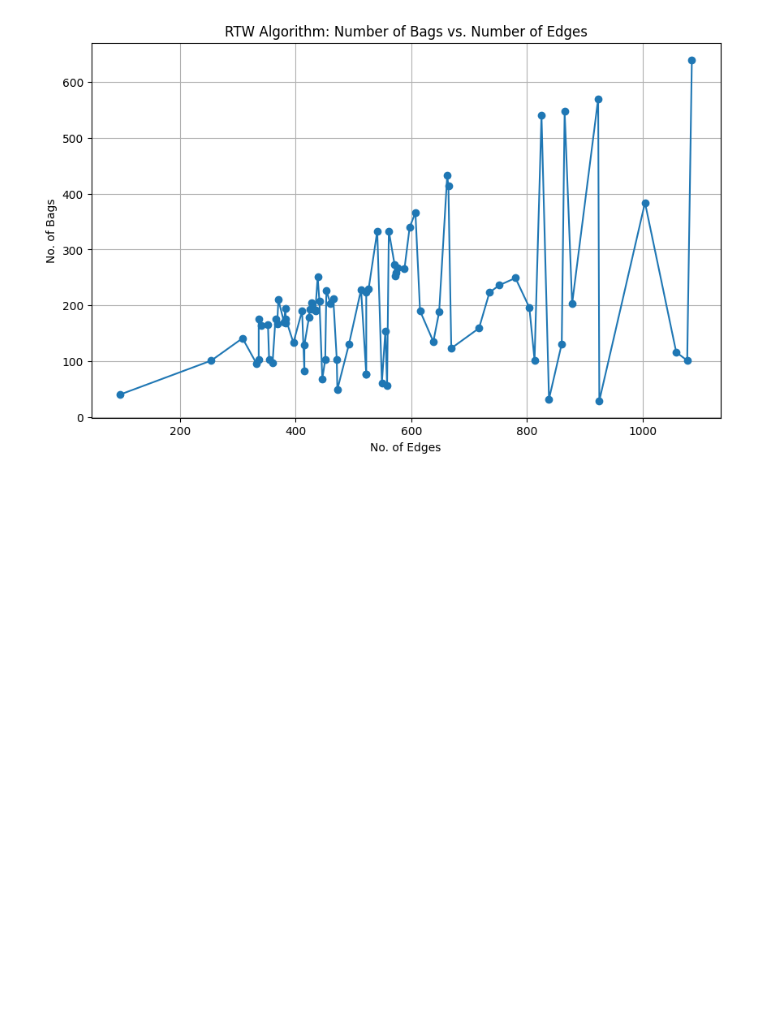
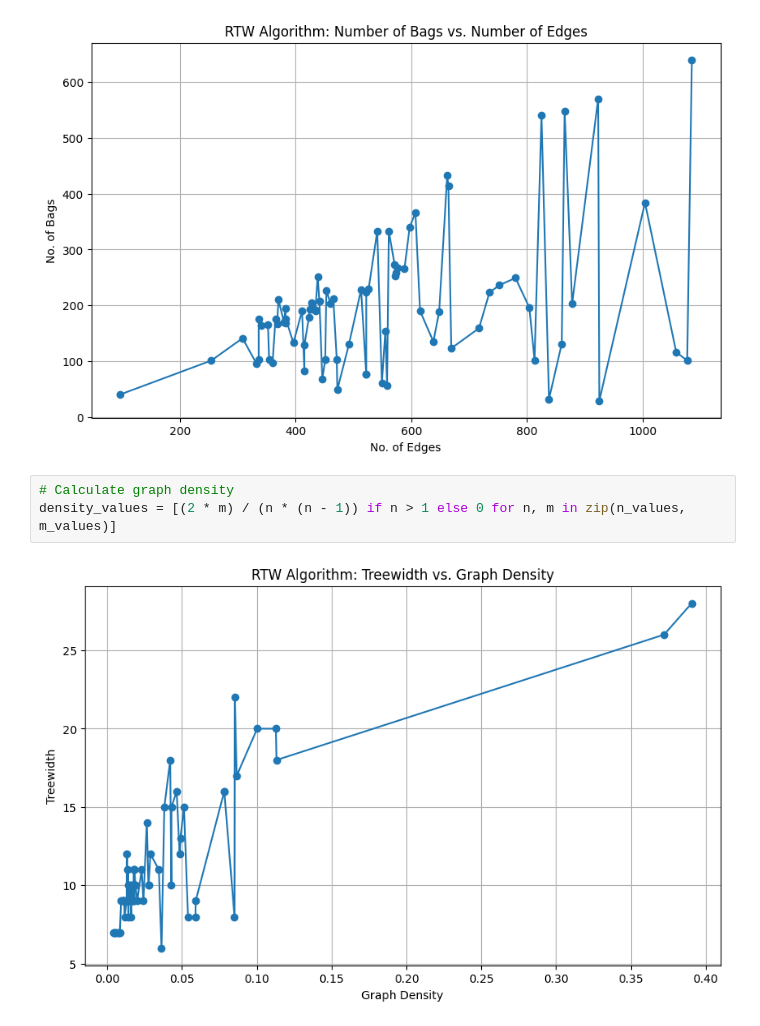
Before and after one commit to 1905046-NiazRahman/CSE462-Project, a Jupyter notebook: exact/results.ipynb, the cells around one changed output. Cells and saved outputs as stored; diff of their text form; blank space fills up the shorter version.

Commit message:
Plot density plots

```diff
--- a/exact/results.ipynb
+++ b/exact/results.ipynb
@@ -184,3 +184,8 @@ plt.grid(True)
 plt.show()
 # %% [output]
 [figure]
+# %%
+# Calculate graph density
+density_values = [(2 * m) / (n * (n - 1)) if n > 1 else 0 for n, m in zip(n_values, m_values)]
+# %% [output]
+[figure, added]
```
Also changed, not shown: parts of 4 cells of this notebook.
